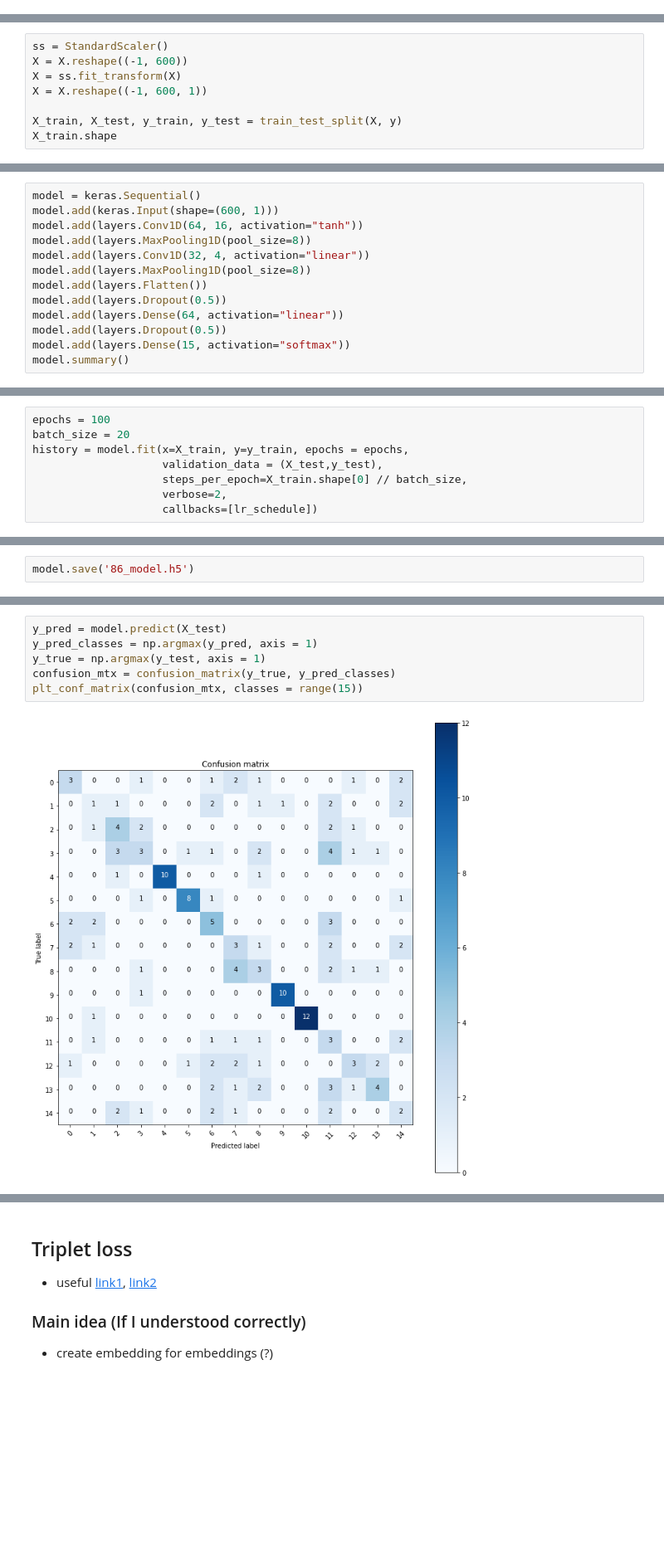
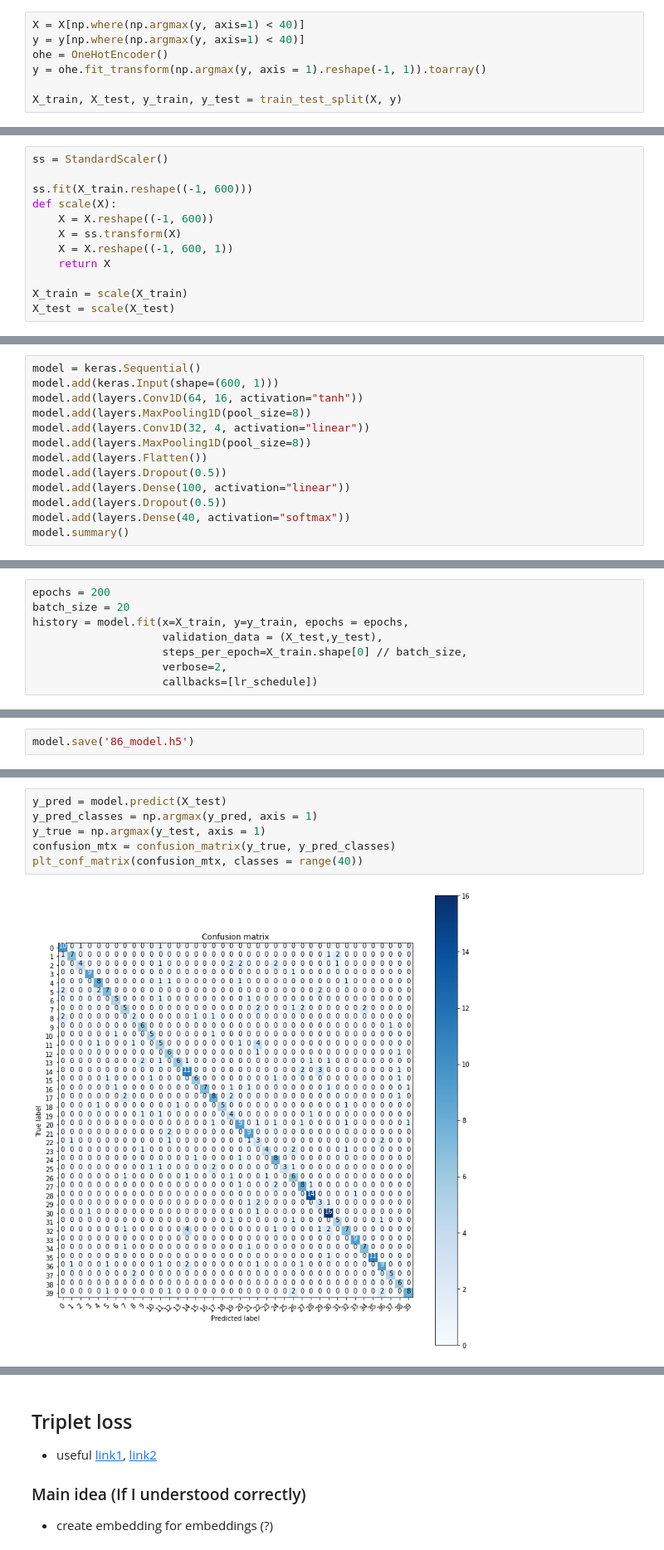
Before and after one commit to MefAldemisov/SourceCodeAuthorshipAttribution, a Jupyter notebook: Embeddings.ipynb, the cells around one changed output, grey strips where cells are left out. Shown: that part at 83% size. Drawn from its saved outputs; the diff is of its cells as text; blank space fills up the shorter version.

```diff
--- a/Embeddings.ipynb
+++ b/Embeddings.ipynb
@@ -322,3 +318,10 @@ X_train.shape
 > important note `tanh` activation increases accuracy from 11% to 60% ontraining (50% of test accuracy)
 >
 > `linear` function reaches up to 61% of test accuracy
+# %%
+X = X[np.where(np.argmax(y, axis=1) < 40)]
+y = y[np.where(np.argmax(y, axis=1) < 40)]
+ohe = OneHotEncoder()
+y = ohe.fit_transform(np.argmax(y, axis = 1).reshape(-1, 1)).toarray()
+
+X_train, X_test, y_train, y_test = train_test_split(X, y)
@@ -551,9 +588,13 @@ print(X.min(), X.mean(), X.max())
 As it can be seen, the avg value is far from it's maximum value, thus it is more readonable to apply Standard Scaling
 # %%
 ss = StandardScaler()
-X = X.reshape((-1, 600))
-X = ss.fit_transform(X)
-X = X.reshape((-1, 600, 1))
 
-X_train, X_test, y_train, y_test = train_test_split(X, y)
-X_train.shape
+ss.fit(X_train.reshape((-1, 600)))
+def scale(X):
+    X = X.reshape((-1, 600))
+    X = ss.transform(X)
+    X = X.reshape((-1, 600, 1))
+    return X
+
+X_train = scale(X_train)
+X_test = scale(X_test)
@@ -568,8 +607,8 @@ model.add(layers.Conv1D(32, 4, activation="linear"))
 model.add(layers.MaxPooling1D(pool_size=8))
 model.add(layers.Flatten())
 model.add(layers.Dropout(0.5))
-model.add(layers.Dense(64, activation="linear"))
+model.add(layers.Dense(100, activation="linear"))
 model.add(layers.Dropout(0.5))
-model.add(layers.Dense(15, activation="softmax"))
+model.add(layers.Dense(40, activation="softmax"))
 model.summary()
 # %% [output]
@@ -595,7 +634,7 @@ optimizer = optimizers.Adam(0.01)
 lr_schedule = callbacks.ReduceLROnPlateau(monitor='val_accuracy', factor=0.5, patience=5, min_delta=0.000001, verbouse=1)
 model.compile(optimizer = optimizer , loss = "categorical_crossentropy", metrics=["accuracy"])
 # %%
-epochs = 100
+epochs = 200
 batch_size = 20
 history = model.fit(x=X_train, y=y_train, epochs = epochs,
                     validation_data = (X_test,y_test),
@@ -718,8 +757,8 @@ f = plot_training(history)
 # %%
 y_pred = model.predict(X_test)
 y_pred_classes = np.argmax(y_pred, axis = 1)
 y_true = np.argmax(y_test, axis = 1)
 confusion_mtx = confusion_matrix(y_true, y_pred_classes)
-plt_conf_matrix(confusion_mtx, classes = range(15))
+plt_conf_matrix(confusion_mtx, classes = range(40))
 # %% [output]
-[figure, old version]
+[figure, new version]
```
Also changed, not shown: parts of 71 cells of this notebook.
